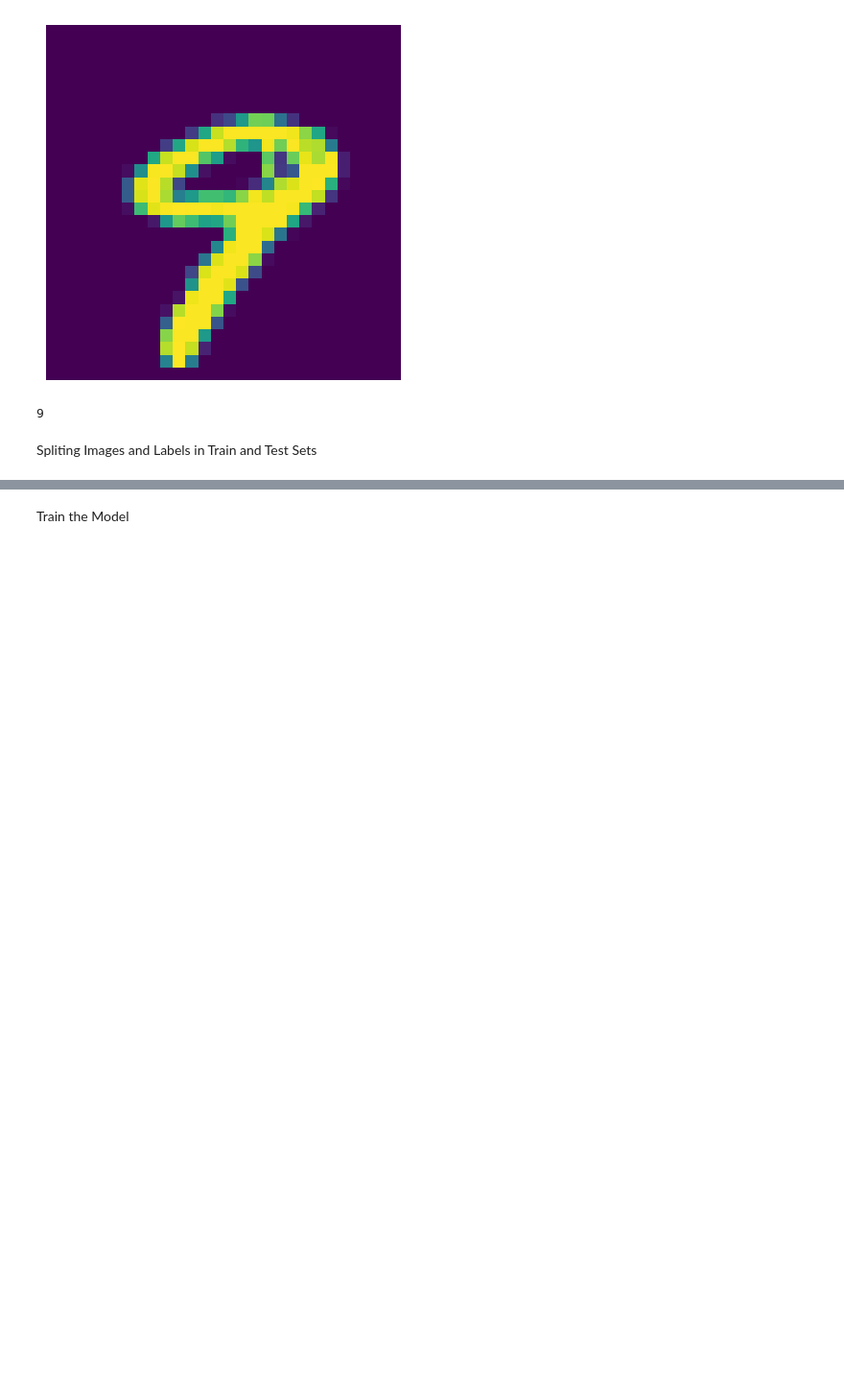
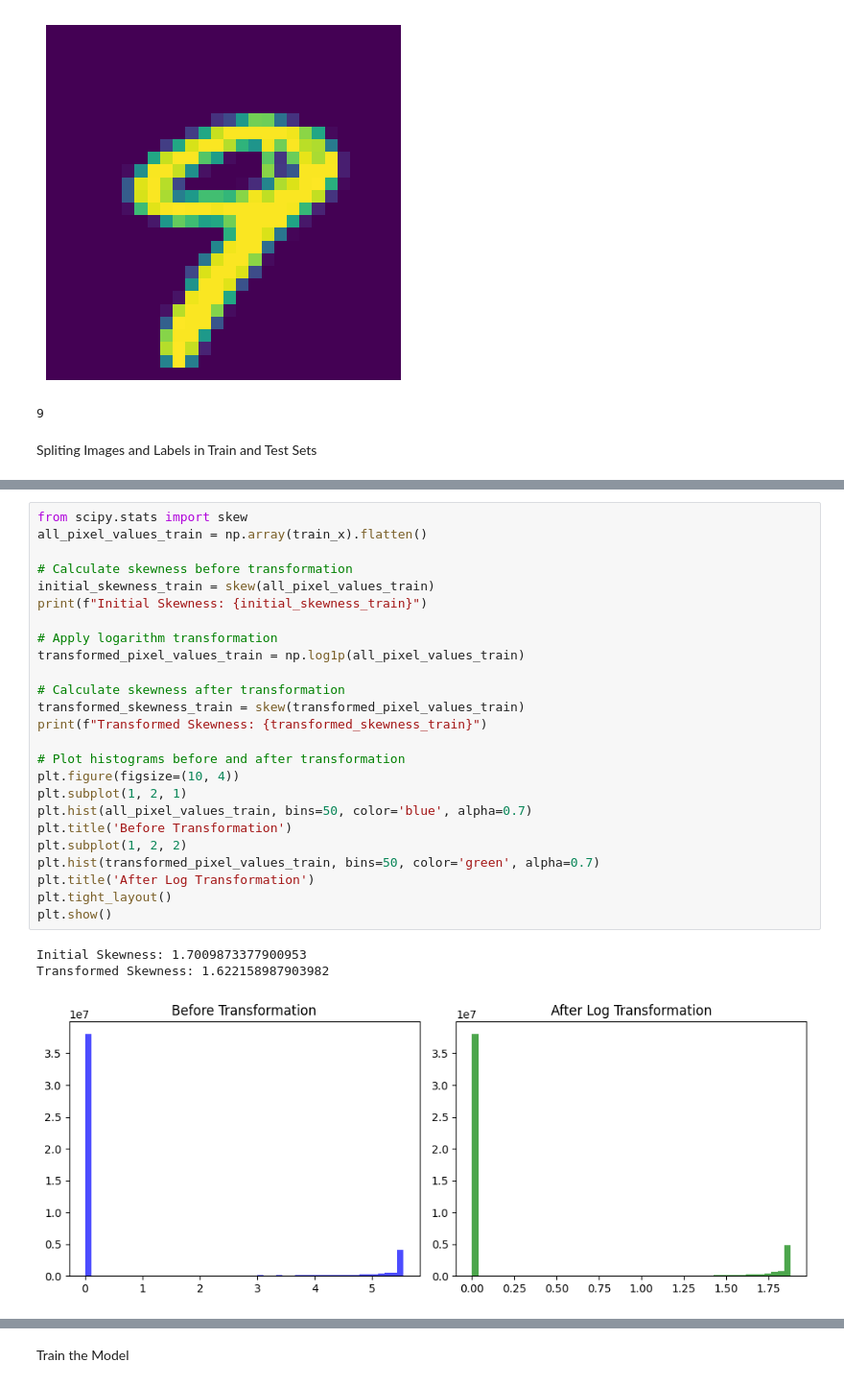
Before and after one commit to Ammar-Asim-23/imageClassifier, a Jupyter notebook: Project/main.ipynb, the cells around one changed output, grey strips where cells are left out. Shown at 96% size. Saved outputs shown, nothing was run; the diff lists cells and outputs as text; blank space fills up the shorter version.

```diff
--- a/Project/main.ipynb
+++ b/Project/main.ipynb
@@ -107 +107,30 @@ print(train_y[33])
 9
+# %%
+from scipy.stats import skew
+all_pixel_values_train = np.array(train_x).flatten()
+
+# Calculate skewness before transformation
+initial_skewness_train = skew(all_pixel_values_train)
+print(f"Initial Skewness: {initial_skewness_train}")
+
+# Apply logarithm transformation
+transformed_pixel_values_train = np.log1p(all_pixel_values_train)
+
+# Calculate skewness after transformation
+transformed_skewness_train = skew(transformed_pixel_values_train)
+print(f"Transformed Skewness: {transformed_skewness_train}")
+
+# Plot histograms before and after transformation
+plt.figure(figsize=(10, 4))
+plt.subplot(1, 2, 1)
+plt.hist(all_pixel_values_train, bins=50, color='blue', alpha=0.7)
+plt.title('Before Transformation')
+plt.subplot(1, 2, 2)
+plt.hist(transformed_pixel_values_train, bins=50, color='green', alpha=0.7)
+plt.title('After Log Transformation')
+plt.tight_layout()
+plt.show()
+# %% [output]
+Initial Skewness: 1.7009873377900953
+Transformed Skewness: 1.622158987903982
+[figure, added]
```
Also changed, not shown: parts of 10 cells of this notebook.
